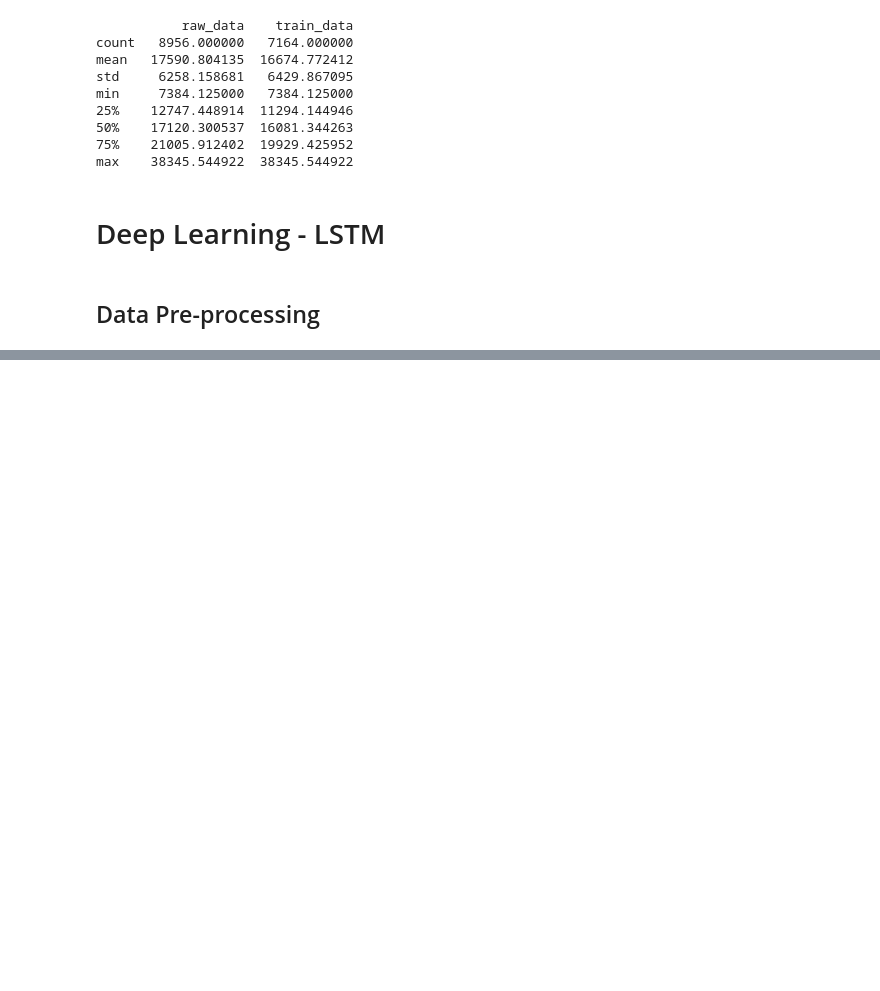
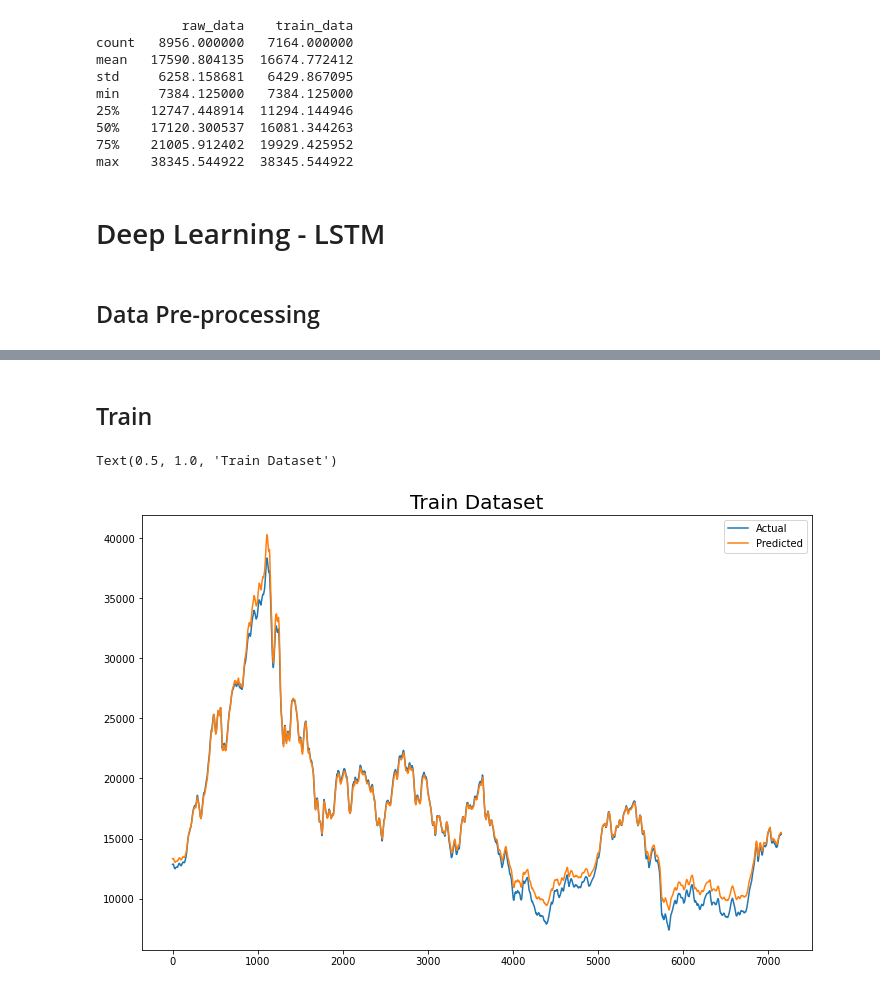
Before and after one commit to berryomi/Stock-Prediction, a Jupyter notebook: Trading.ipynb, the cells around one changed output, grey strips where cells are left out. Saved outputs shown, nothing was run; the diff lists cells and outputs as text; code cells hidden in the pictures; blank space fills up the shorter version.

```diff
--- a/Trading.ipynb
+++ b/Trading.ipynb
@@ -512,0 +531,16 @@ NotImplementedError: Cannot convert a symbolic Tensor (lstm_2/strided_slice:0) t
+# %% [markdown]
+## Train
+# %%
+plt.figure(figsize=(12,8))
+
+Xt = model.predict(X_train)
+traingingSetSize = int(len(short_data)*0.8)
+test_date = short_data.iloc[traingingSetSize+3:, 0]
+
+plt.plot(sc.inverse_transform(y_train.reshape(-1,1)),label="Actual")
+plt.plot(sc.inverse_transform(Xt),label="Predicted")
+plt.legend()
+plt.title("Train Dataset", fontsize=20)
+# %% [output]
+Text(0.5, 1.0, 'Train Dataset')
+[figure, added]
```
Also changed, not shown: parts of 25 cells of this notebook.
